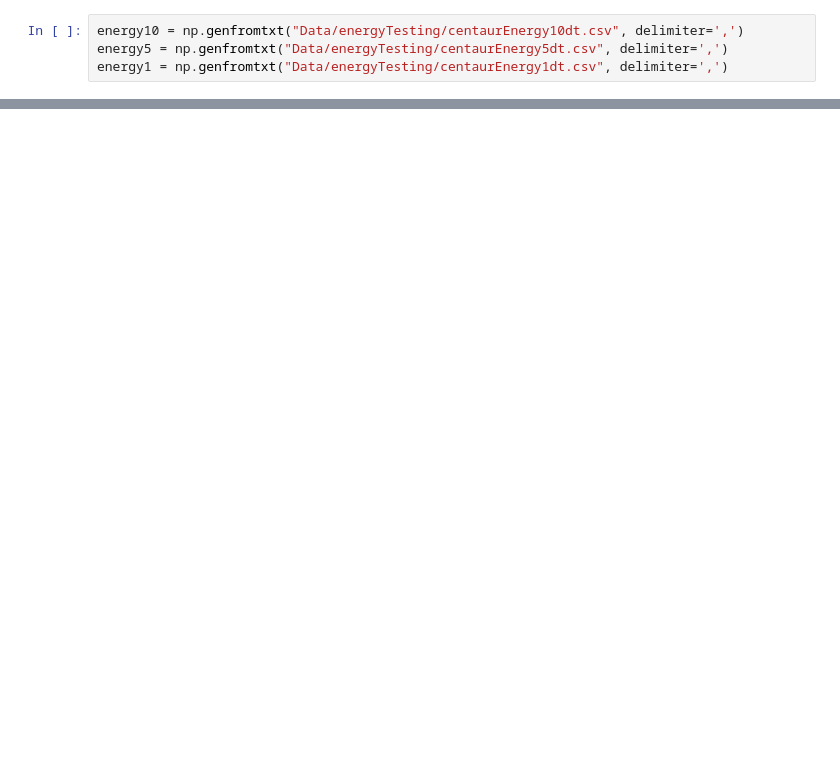
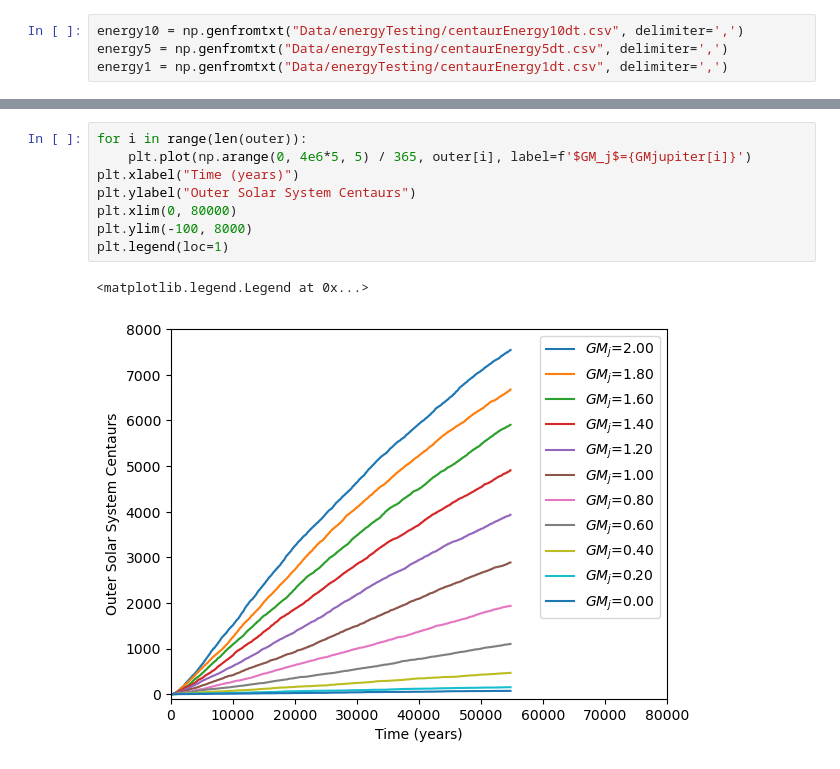
Before and after one commit to ThijsSpoor99/Project-Computational-Science, a Jupyter notebook: hypothesisTesting.ipynb, the cells around one changed output, grey strips where cells are left out. Cells and saved outputs as stored; diff of their text form; blank space fills up the shorter version.

```diff
--- a/hypothesisTesting.ipynb
+++ b/hypothesisTesting.ipynb
@@ -141,0 +113,11 @@ Text(0, 0.5, 'inner asteroids')
+# %%
+for i in range(len(outer)):
+    plt.plot(np.arange(0, 4e6*5, 5) / 365, outer[i], label=f'$GM_j$={GMjupiter[i]}')
+plt.xlabel("Time (years)")
+plt.ylabel("Outer Solar System Centaurs")
+plt.xlim(0, 80000)
+plt.ylim(-100, 8000)
+plt.legend(loc=1)
+# %% [output]
+<matplotlib.legend.Legend at 0x...>
+[figure, added]
```
Also changed, not shown: parts of 18 cells of this notebook, 11 other files.
